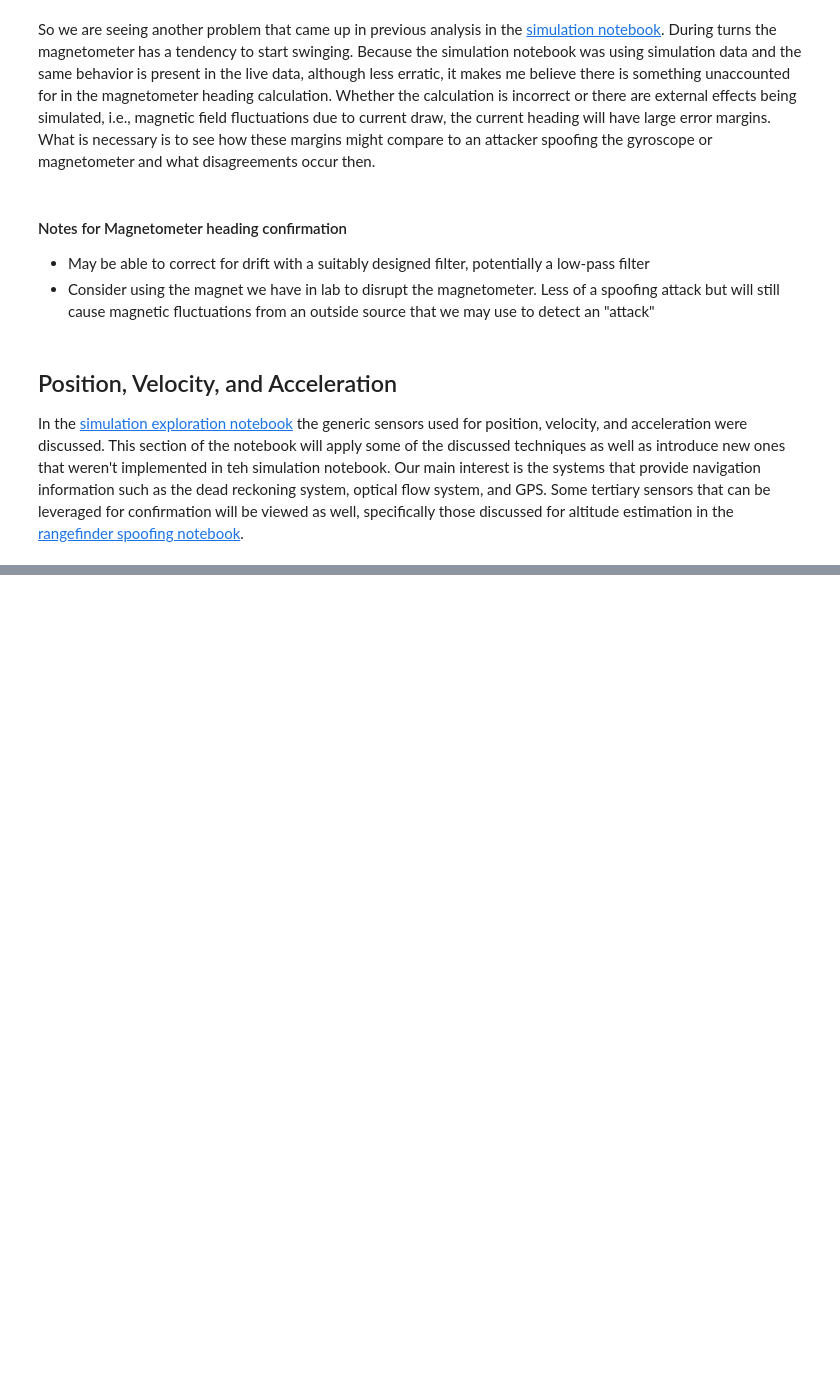
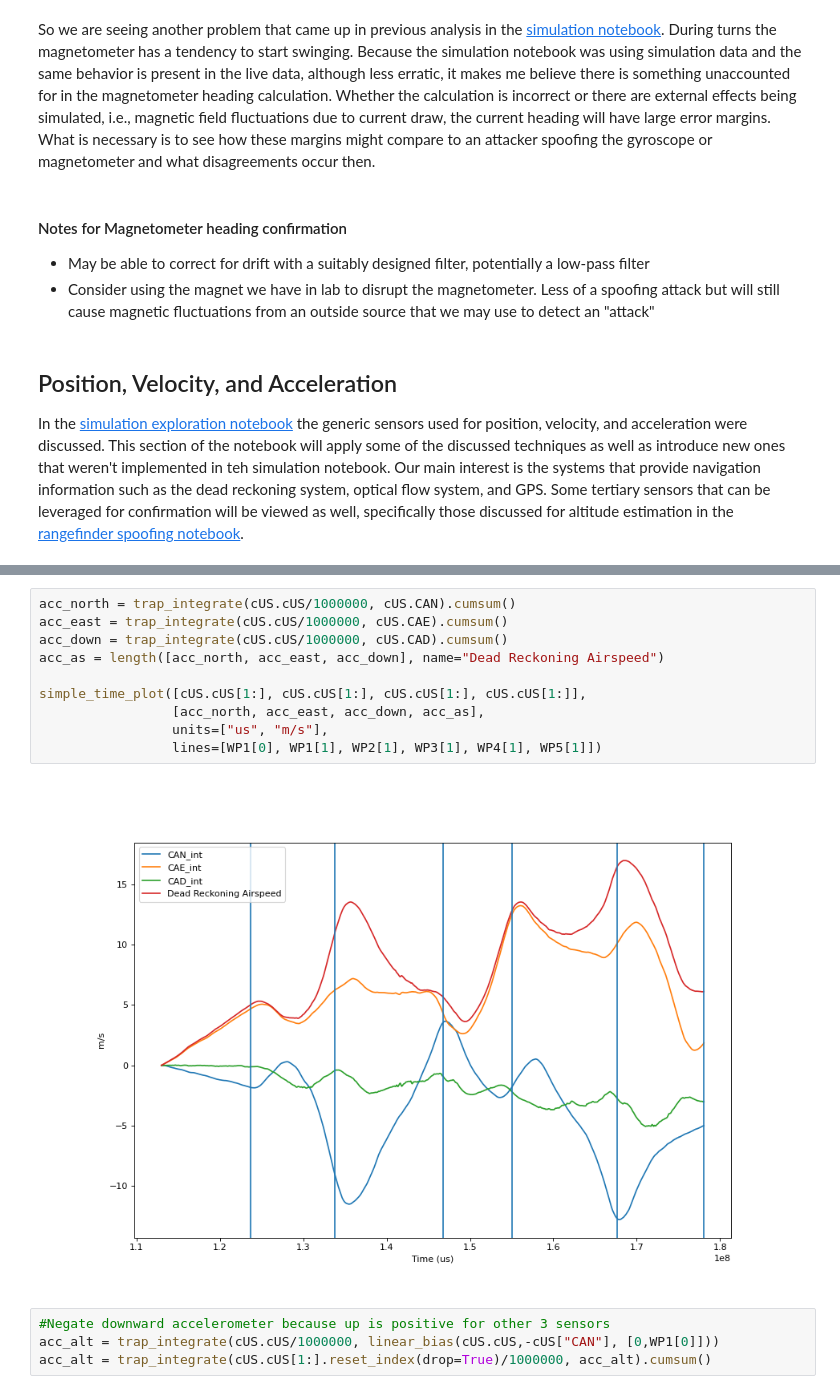
Before and after one commit to BaileySri/Practical-Software-Defense-for-GPS-Spoofing-on-a-Hobby-UAV-Offline, a Jupyter notebook: notebooks/0.1-bks-benign.ipynb, the cells around one changed output, grey strips where cells are left out. Cells and saved outputs as stored; diff of their text form; blank space fills up the shorter version.

```diff
--- a/notebooks/0.1-bks-benign.ipynb
+++ b/notebooks/0.1-bks-benign.ipynb
@@ -278,0 +342,16 @@ those discussed for altitude estimation in the
+# %%
+acc_north = trap_integrate(cUS.cUS/1000000, cUS.CAN).cumsum()
+acc_east = trap_integrate(cUS.cUS/1000000, cUS.CAE).cumsum()
+acc_down = trap_integrate(cUS.cUS/1000000, cUS.CAD).cumsum()
+acc_as = length([acc_north, acc_east, acc_down], name="Dead Reckoning Airspeed")
+
+simple_time_plot([cUS.cUS[1:], cUS.cUS[1:], cUS.cUS[1:], cUS.cUS[1:]],
+                 [acc_north, acc_east, acc_down, acc_as],
+                 units=["us", "m/s"],
+                 lines=[WP1[0], WP1[1], WP2[1], WP3[1], WP4[1], WP5[1]])
+# %% [output]
+[figure, added]
+# %%
+#Negate downward accelerometer because up is positive for other 3 sensors
+acc_alt = trap_integrate(cUS.cUS/1000000, linear_bias(cUS.cUS,-cUS["CAN"], [0,WP1[0]]))
+acc_alt = trap_integrate(cUS.cUS[1:].reset_index(drop=True)/1000000, acc_alt).cumsum()
```
Also changed, not shown: parts of 16 cells of this notebook, 2 other files.
